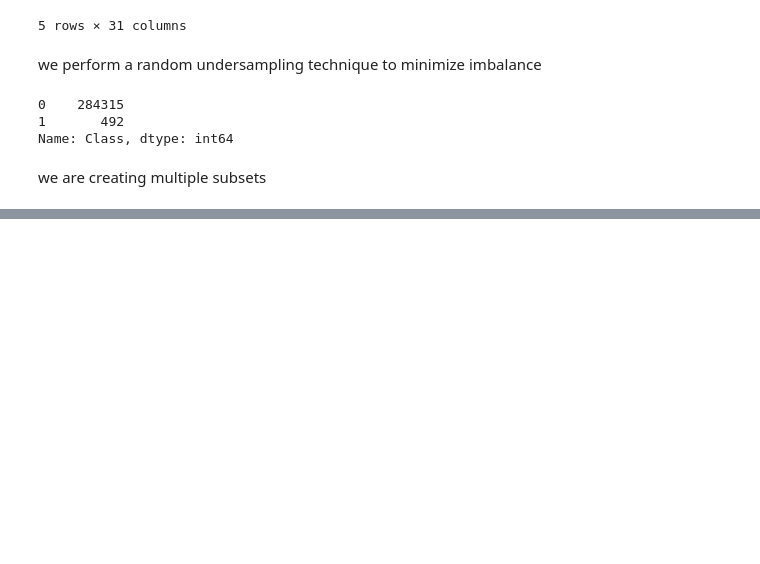
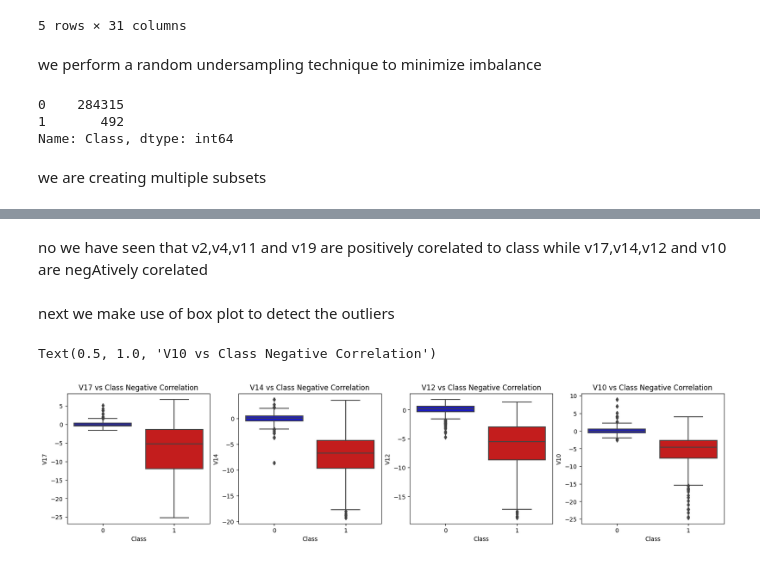
Before and after one commit to chima1968/unfinished, a Jupyter notebook: creditcard.ipynb, the cells around one changed output, grey strips where cells are left out. Drawn from its saved outputs; the diff is of its cells as text; code cells hidden in the pictures; blank space fills up the shorter version.

```diff
--- a/creditcard.ipynb
+++ b/creditcard.ipynb
@@ -196,0 +317,24 @@ sss=StratifiedShuffleSplit(n_splits=5,random_state=None,shuffle=False)
+# %% [markdown]
+no we have seen that v2,v4,v11 and v19 are positively corelated  to class while v17,v14,v12 and v10 are negAtively corelated
+# %% [markdown]
+next we make use of box plot to detect the outliers
+# %%
+f, axes = plt.subplots(ncols=4, figsize=(20,4))
+
+# Negative Correlations with our Class (The lower our feature value the more likely it will be a fraud transaction)
+sns.boxplot(x="Class", y="V17", data=new_df, palette=colors, ax=axes[0])
+axes[0].set_title('V17 vs Class Negative Correlation')
+
+sns.boxplot(x="Class", y="V14", data=new_df, palette=colors, ax=axes[1])
+axes[1].set_title('V14 vs Class Negative Correlation')
+
+
+sns.boxplot(x="Class", y="V12", data=new_df, palette=colors, ax=axes[2])
+axes[2].set_title('V12 vs Class Negative Correlation')
+
+
+sns.boxplot(x="Class", y="V10", data=new_df, palette=colors, ax=axes[3])
+axes[3].set_title('V10 vs Class Negative Correlation')
+# %% [output]
+Text(0.5, 1.0, 'V10 vs Class Negative Correlation')
+[figure, added]
```
Also changed, not shown: parts of 12 cells of this notebook.
